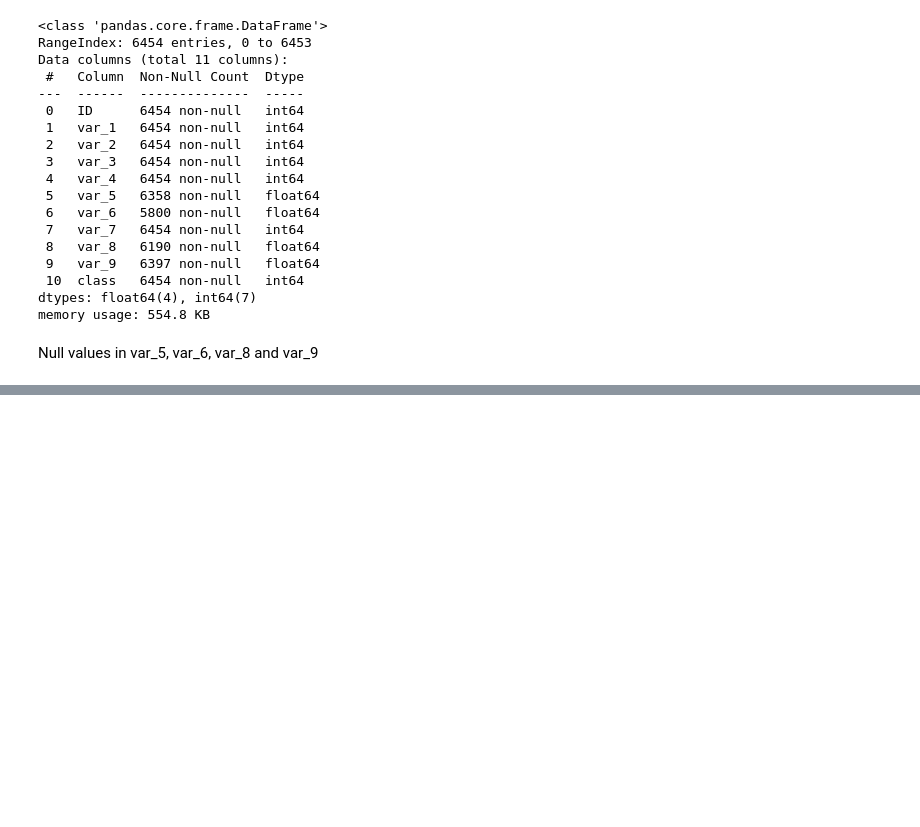
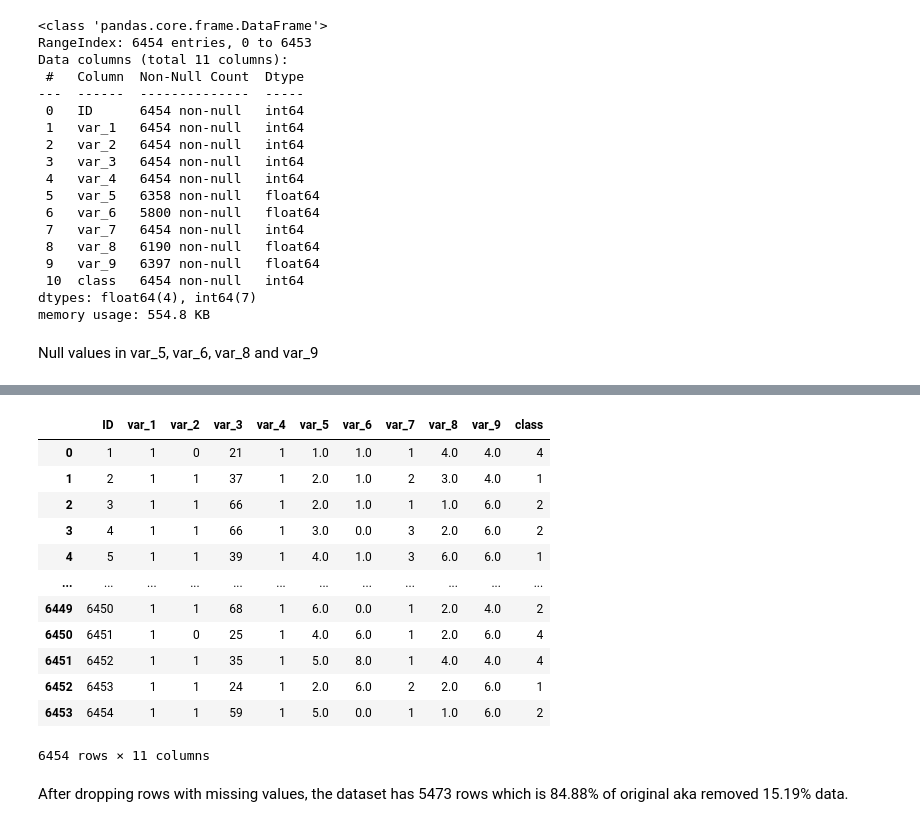
Before and after one commit to yuenherny/market-segmentation-mini-hackathon, a Jupyter notebook: Market Segmentation.ipynb, the cells around one changed output, grey strips where cells are left out. Cells and saved outputs as stored; diff of their text form; code cells hidden in the pictures; blank space fills up the shorter version.

```diff
--- a/Market Segmentation.ipynb
+++ b/Market Segmentation.ipynb
@@ -102,0 +105,21 @@ Baseline Model
+# %%
+# missing_col = ["var_5", "var_6", "var_8", "var_9"]
+# df1 = df.copy()
+df1 = df.fillna(df.median())
+df1
+# %% [output]
+|  | ID | var_1 | var_2 | var_3 | var_4 | var_5 | var_6 | var_7 | var_8 | var_9 | class |
+| 0 | 1 | 1 | 0 | 21 | 1 | 1.0 | 1.0 | 1 | 4.0 | 4.0 | 4 |
+| 1 | 2 | 1 | 1 | 37 | 1 | 2.0 | 1.0 | 2 | 3.0 | 4.0 | 1 |
+| 2 | 3 | 1 | 1 | 66 | 1 | 2.0 | 1.0 | 1 | 1.0 | 6.0 | 2 |
+| 3 | 4 | 1 | 1 | 66 | 1 | 3.0 | 0.0 | 3 | 2.0 | 6.0 | 2 |
+| 4 | 5 | 1 | 1 | 39 | 1 | 4.0 | 1.0 | 3 | 6.0 | 6.0 | 1 |
+| ... | ... | ... | ... | ... | ... | ... | ... | ... | ... | ... | ... |
+| 6449 | 6450 | 1 | 1 | 68 | 1 | 6.0 | 0.0 | 1 | 2.0 | 4.0 | 2 |
+| 6450 | 6451 | 1 | 0 | 25 | 1 | 4.0 | 6.0 | 1 | 2.0 | 6.0 | 4 |
+| 6451 | 6452 | 1 | 1 | 35 | 1 | 5.0 | 8.0 | 1 | 4.0 | 4.0 | 4 |
+| 6452 | 6453 | 1 | 1 | 24 | 1 | 2.0 | 6.0 | 2 | 2.0 | 6.0 | 1 |
+| 6453 | 6454 | 1 | 1 | 59 | 1 | 5.0 | 0.0 | 1 | 1.0 | 6.0 | 2 |
+6454 rows × 11 columns
+# %% [markdown]
+After dropping rows with missing values, the dataset has 5473 rows which is 84.88% of original aka removed 15.19% data.
```
Also changed, not shown: parts of 26 cells of this notebook, 1 other file.
